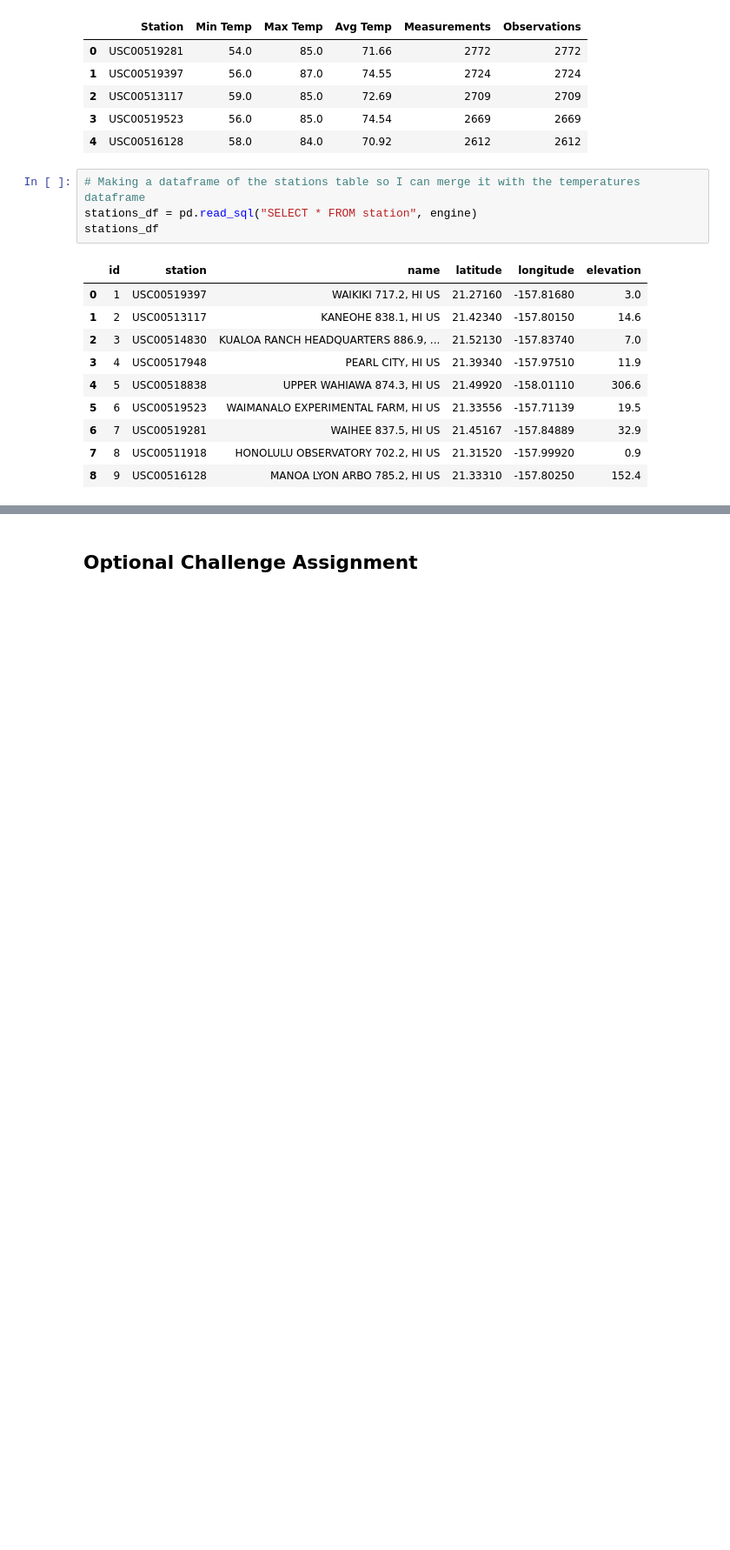
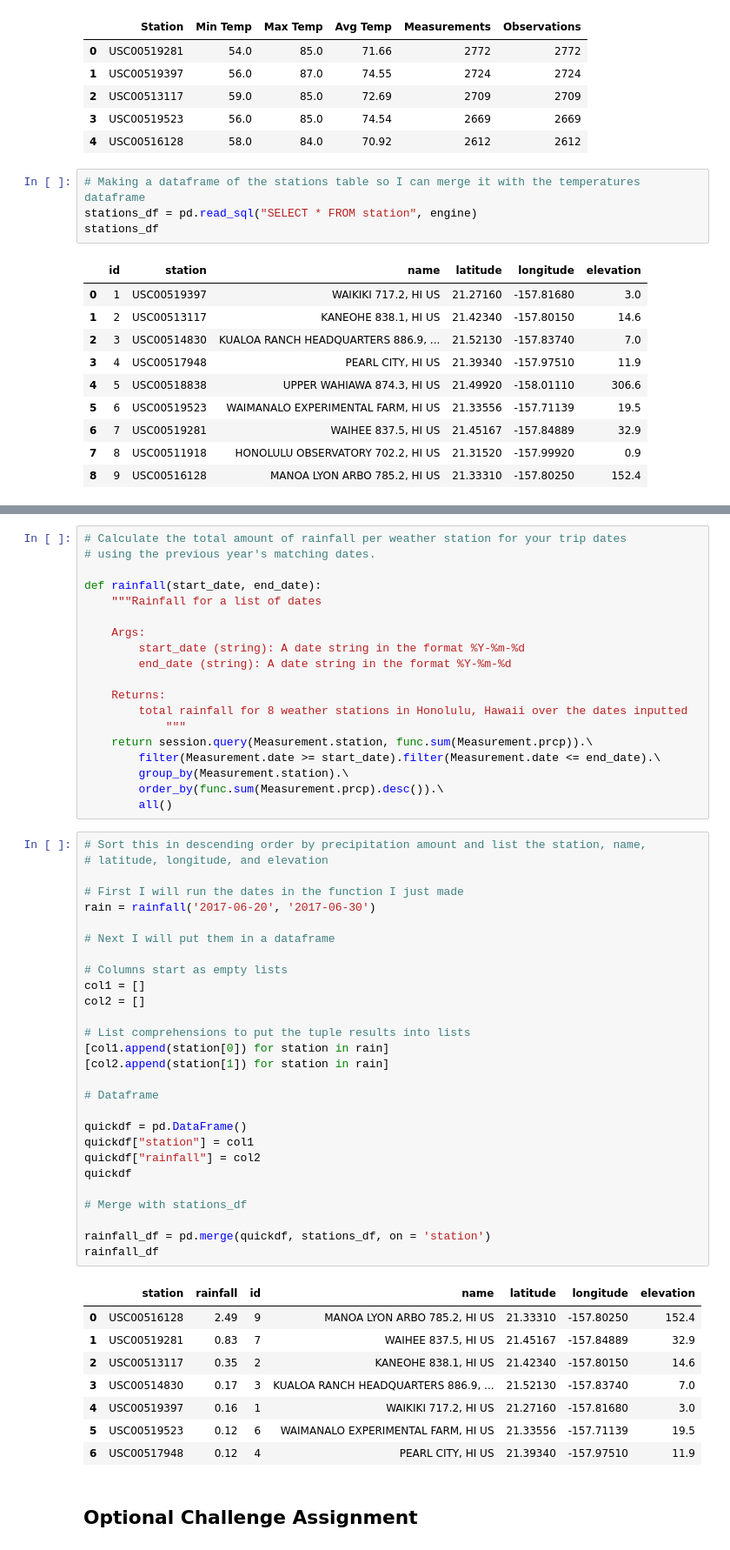
Before and after one commit to LBBL96/sqlalchemy-challenge, a Jupyter notebook: climate.ipynb, the cells around one changed output, grey strips where cells are left out. Shown at 87% size. Cells and saved outputs as stored; diff of their text form; blank space fills up the shorter version.

```diff
--- a/climate.ipynb
+++ b/climate.ipynb
@@ -448,3 +391,59 @@ AttributeError: 'list' object has no attribute 'plot'
+# %%
+# Calculate the total amount of rainfall per weather station for your trip dates
+# using the previous year's matching dates.
+
+def rainfall(start_date, end_date):
+    """Rainfall for a list of dates
+
+    Args:
+        start_date (string): A date string in the format %Y-%m-%d
+        end_date (string): A date string in the format %Y-%m-%d
+
+    Returns:
+        total rainfall for 8 weather stations in Honolulu, Hawaii over the dates inputted
+            """
+    return session.query(Measurement.station, func.sum(Measurement.prcp)).\
+        filter(Measurement.date >= start_date).filter(Measurement.date <= end_date).\
+        group_by(Measurement.station).\
+        order_by(func.sum(Measurement.prcp).desc()).\
+        all()
+# %%
+# Sort this in descending order by precipitation amount and list the station, name,
+# latitude, longitude, and elevation
+
+# First I will run the dates in the function I just made
+rain = rainfall('2017-06-20', '2017-06-30')
+
+# Next I will put them in a dataframe
+
+# Columns start as empty lists
+col1 = []
+col2 = []
+
+# List comprehensions to put the tuple results into lists
+[col1.append(station[0]) for station in rain]
+[col2.append(station[1]) for station in rain]
+
+# Dataframe
+
+quickdf = pd.DataFrame()
+quickdf["station"] = col1
+quickdf["rainfall"] = col2
+quickdf
+
+# Merge with stations_df
+
+rainfall_df = pd.merge(quickdf, stations_df, on = 'station')
+rainfall_df
+# %% [output]
+|  | station | rainfall | id | name | latitude | longitude | elevation |
+| 0 | USC00516128 | 2.49 | 9 | MANOA LYON ARBO 785.2, HI US | 21.33310 | -157.80250 | 152.4 |
+| 1 | USC00519281 | 0.83 | 7 | WAIHEE 837.5, HI US | 21.45167 | -157.84889 | 32.9 |
+| 2 | USC00513117 | 0.35 | 2 | KANEOHE 838.1, HI US | 21.42340 | -157.80150 | 14.6 |
+| 3 | USC00514830 | 0.17 | 3 | KUALOA RANCH HEADQUARTERS 886.9, ... | 21.52130 | -157.83740 | 7.0 |
+| 4 | USC00519397 | 0.16 | 1 | WAIKIKI 717.2, HI US | 21.27160 | -157.81680 | 3.0 |
+| 5 | USC00519523 | 0.12 | 6 | WAIMANALO EXPERIMENTAL FARM, HI US | 21.33556 | -157.71139 | 19.5 |
+| 6 | USC00517948 | 0.12 | 4 | PEARL CITY, HI US | 21.39340 | -157.97510 | 11.9 |
 # %% [markdown]
 ## Optional Challenge Assignment
 # %%
```
Also changed, not shown: parts of 13 cells of this notebook, 1 other file.
